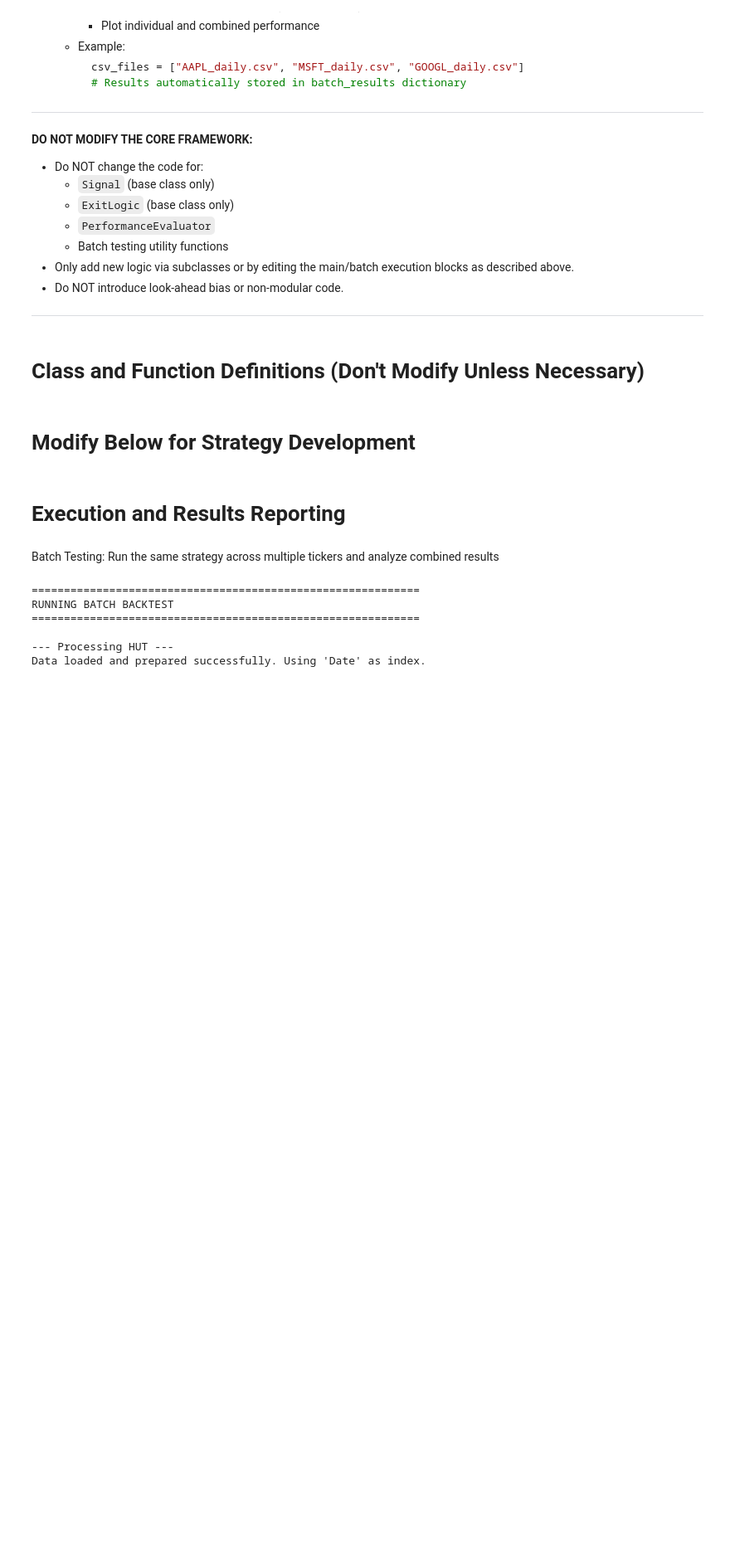
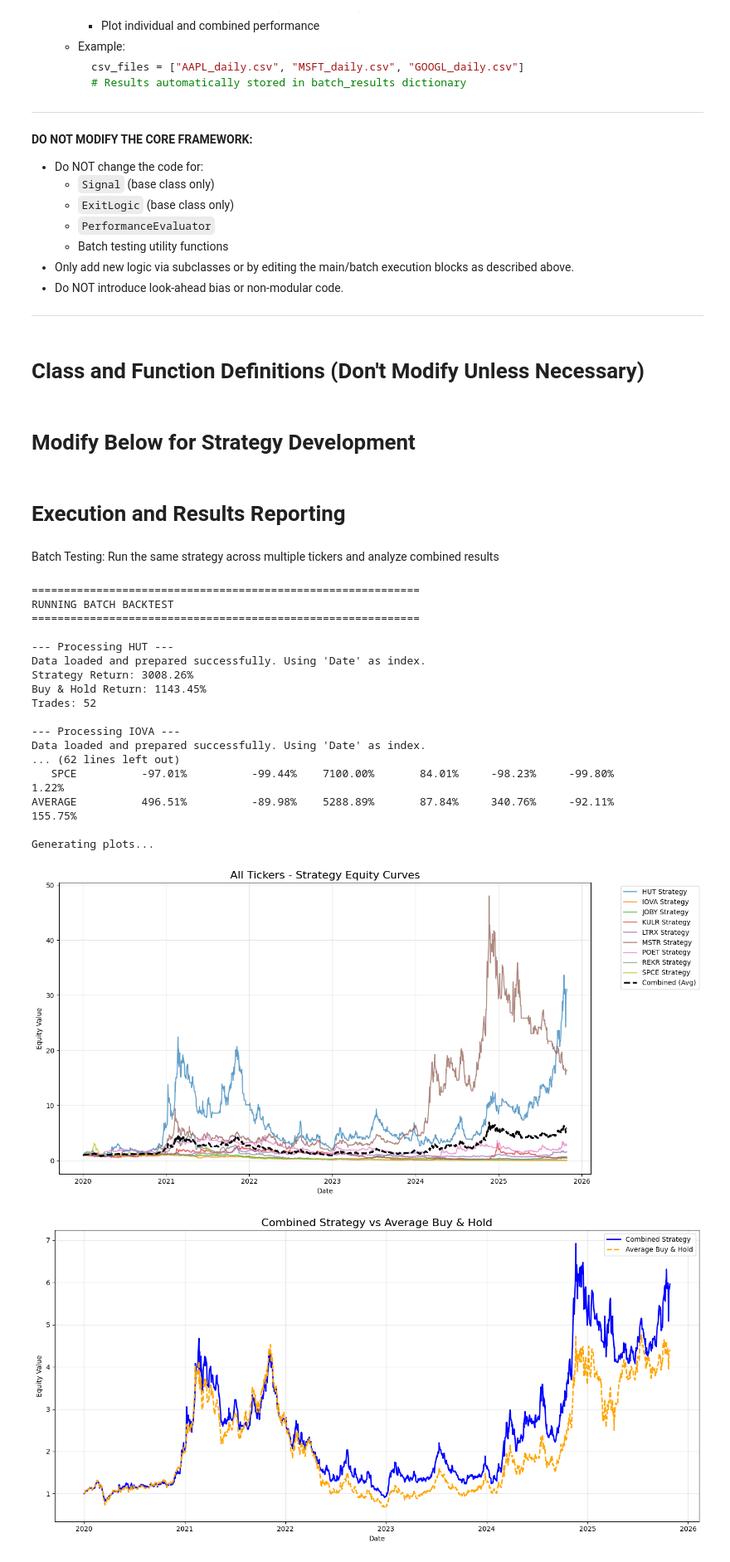
Before and after one commit to aruvins/Meme-Stock-Trading-Algorithm, a Jupyter notebook: backtester.ipynb, the cells around one changed output. Shown at 83% size. Drawn from its saved outputs; the diff is of its cells as text; code cells hidden in the pictures; blank space fills up the shorter version.

Commit message:
Add MACD and BollingerBand Strategies

```diff
--- a/backtester.ipynb
+++ b/backtester.ipynb
@@ -668,13 +780,14 @@ class SMATrailingExit(ExitLogic):
 # Strategy: Start long on day 1, use dual MA for exits and re-entries
 signals = [
     # CombinedDualMASignal(fast_period=10, slow_period=50)  # Combined immediate entry + re-entry signals
-    SMACrossoverSignal(fast=10, slow=30)  # Simple dual MA crossover signal
+    MACDCrossoverSignal(fast=2, slow=5, signal=9, buy_first_day=True)  # MACD crossover with first day buy
+    # RSIThresholdSignal(threshold=30.0, window=14)  # RSI oversold entry
+    # BollingerBandBreakoutSignal(window=20, num_std=2)  # Bollinger Band breakout entry
+
 ]
 
-exit_logic = [
-    # DualMovingAverageExit(fast_period=10, slow_period=50, stop_loss=0.15)
-    SMATrailingExit(window=20)
-]
+
+exit_logic = DualMovingAverageExit(fast_period=10, slow_period=50, stop_loss=0.075)
 # %% [markdown]
 # Execution and Results Reporting
 # %% [markdown]
@@ -685,7 +798,16 @@ Batch Testing: Run the same strategy across multiple tickers and analyze combine
 # Dictionary of CSV files to test with ticker name and file path as key and value respectively
 csv_files = {
     'HUT': "./dataFolder/HUT_1d.csv",
+    'IOVA': "./dataFolder/IOVA_1d.csv",
+    'JOBY': "./dataFolder/JOBY_1d.csv",
+    'KULR': "./dataFolder/KULR_1d.csv",
+    'LTRX': "./dataFolder/LTRX_1d.csv",
+    'MSTR': "./dataFolder/MSTR_1d.csv",
+    'POET': "./dataFolder/POET_1d.csv",
+    'REKR': "./dataFolder/REKR_1d.csv",
     'RKLB': "./datFolder/RKLB_1d.csv",
+    'SPCE': "./dataFolder/SPCE_1d.csv",
+
 }
 
 # Storage for batch results
@@ -716,6 +838,7 @@ for ticker, csv_path in csv_files.items():
     # Calculate buy & hold comparison
     first_trade_idx = positions[0]['entry_idx'] if positions else 0
     buy_hold = PerformanceEvaluator.compare_to_buy_and_hold(data, first_trade_idx)
+
 
     # Store results
     batch_results[ticker] = {
@@ -732,30 +855,43 @@ for ticker, csv_path in csv_files.items():
 
 # Display summary table
 if batch_results:
     print("\n" + "=" * 60)
     print("BATCH SUMMARY TABLE")
     print("=" * 60)
 
     summary_table = create_batch_summary_table(batch_results)
 
     # Format for better display
     pd.options.display.float_format = '{:.2%}'.format
     print(summary_table.to_string(index=False))
     pd.options.display.float_format = None  # Reset formatting
 
     # Plot all results
     print("\nGenerating plots...")
     plot_batch_results(batch_results, show_individual=True)
 
     print("\n" + "=" * 60)
     print("BATCH BACKTEST COMPLETE")
     print("=" * 60)
 else:
     print("\nNo valid results to display.")
 # %% [output]
 ============================================================
 RUNNING BATCH BACKTEST
 ============================================================
 
 --- Processing HUT ---
 Data loaded and prepared successfully. Using 'Date' as index.
+Strategy Return: 3008.26%
+Buy & Hold Return: 1143.45%
+Trades: 52
+
+--- Processing IOVA ---
+Data loaded and prepared successfully. Using 'Date' as index.
+... (62 lines left out)
+   SPCE          -97.01%          -99.44%    7100.00%       84.01%     -98.23%     -99.80%           1.22%
+AVERAGE          496.51%          -89.98%    5288.89%       87.84%     340.76%     -92.11%         155.75%
+
+Generating plots...
+[figure, added]
+[figure, added]
```
Also changed, not shown: parts of 3 cells of this notebook.
